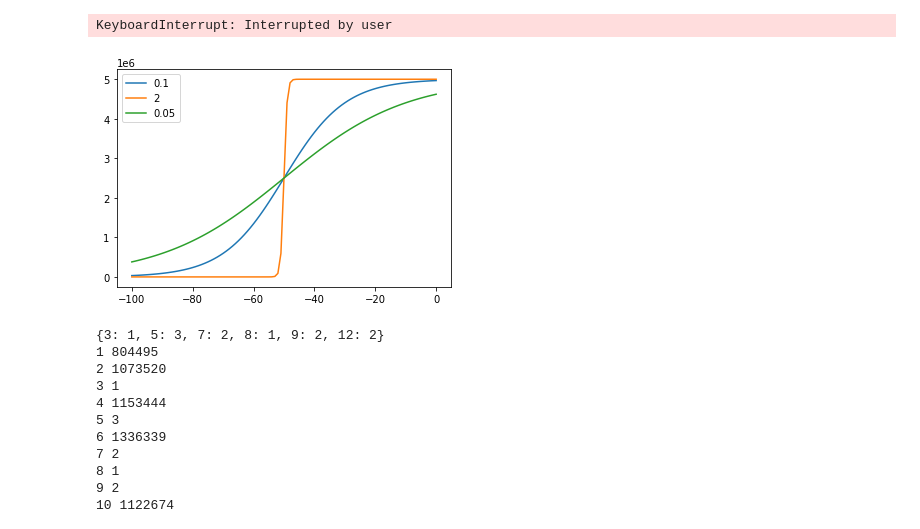
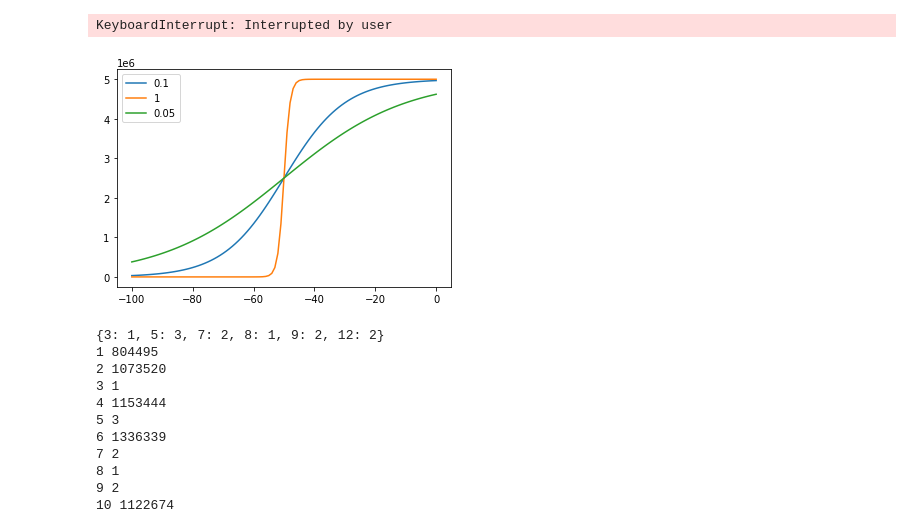
Before and after one commit to Miikkasna/cablepredictions, a Jupyter notebook: jupyter test.ipynb, the cells around one changed output. Saved outputs shown, nothing was run; the diff lists cells and outputs as text; code cells hidden in the pictures.

```diff
--- a/jupyter test.ipynb
+++ b/jupyter test.ipynb
@@ -241,14 +241,14 @@ KeyboardInterrupt: Interrupted by user
 # %%
 x = np.linspace(-100, 0, 101)
 x0 = -50
-kk = [0.1, 2, 0.05]
+kk = [0.1, 1, 0.05]
 l = 5000000
 for k in kk:
     plt.plot(x, logifunc(x, x0, k, l))
 plt.legend(kk)
 plt.show()
 # %% [output]
-[figure, old version]
+[figure, new version]
 # %%
 cursor.execute("select mth, count(*) as cnt from (select month(cast(avg(cast(planned as int)) as datetime)) as mth from routed group by project_id) t1 group by mth")
 data = np.array(cursor.fetchall())
```
Also changed, not shown: parts of 1 cell of this notebook, 3 other files.
